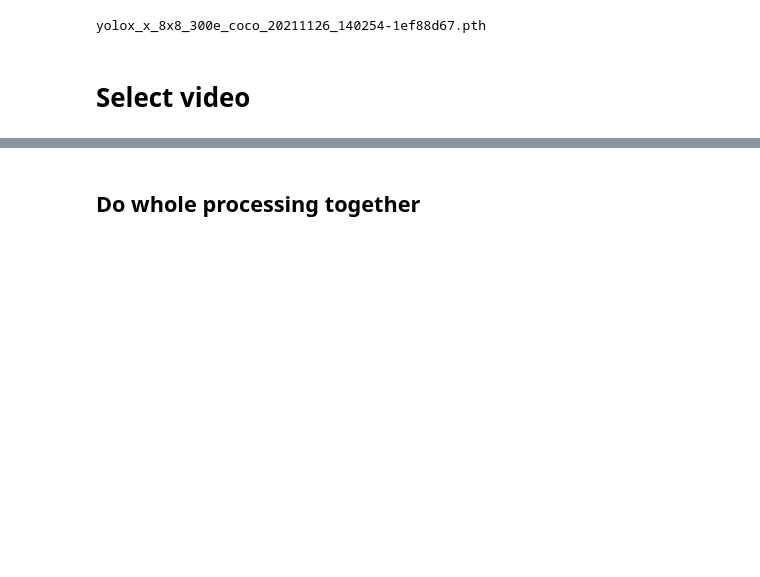
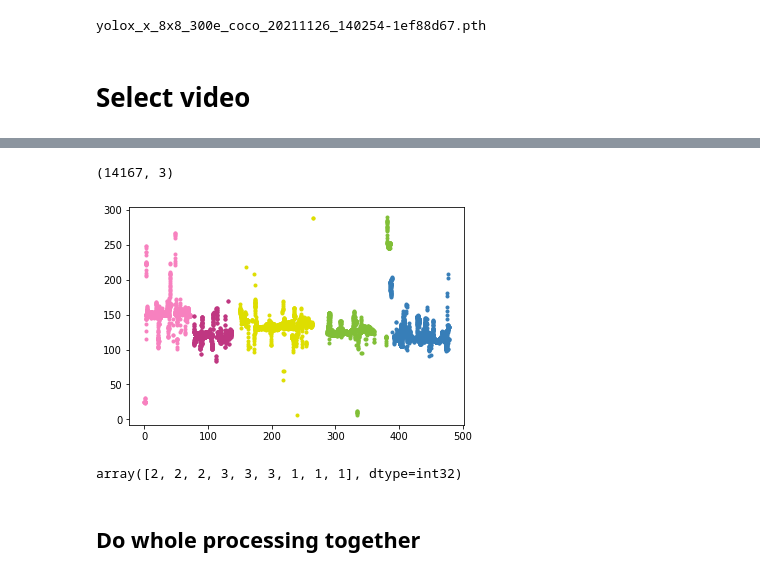
Before and after one commit to mjirik/surgeryanalyser, a Jupyter notebook: piglegcv/debug_stitch_split.ipynb, the cells around one changed output, grey strips where cells are left out. Drawn from its saved outputs; the diff is of its cells as text; code cells hidden in the pictures; blank space fills up the shorter version.

```diff
--- a/piglegcv/debug_stitch_split.ipynb
+++ b/piglegcv/debug_stitch_split.ipynb
@@ -103,0 +159,34 @@ pigleg_cv.find_stitch_ends_in_tracks(outputdir,n_clusters=n_stitches, plot_clust
+# %%
+from sklearn.cluster import SpectralClustering
+weight_of_later = 0.5
+# time =  np.asarray(list(range(X.shape[0]))).reshape(-1,1)
+# time =  np.asarray(data["frame_ids"][tool_index]).reshape(-1,1) / metadata["fps"]
+
+# X = np.concatenate([X, time], axis=1)
+# X = X * axis_normalization
+
+# bandwidth = estimate_bandwidth(X, quantile=0.2, n_samples=500)
+# ms = MeanShift(bandwidth=bandwidth, bin_seeding=True)
+# ms = SpectralClustering(n_clusters=n_clusters)
+ms = KMeans(n_clusters=n_clusters)
+# ms = DBSCAN()
+# ms = SpectralClustering()
+# ms = SpectralClustering(3, affinity='precomputed', n_init=100,
+#                       assign_labels='discretize')
+# ms = GaussianMixture()
+ms.fit(X)
+labels = ms.labels_
+# labels = ms.predict(X)
+cluster_centers = ms.cluster_centers_
+
+prev = labels[0]
+splits_s = []
+splits_frames = []
+for frame_i, label in enumerate(labels):
+    if label != prev:
+        time = ((1 - weight_of_later) * X[frame_i - 1, time_axis]) + (
+            weight_of_later * X[frame_i, time_axis]
+        )
+        splits_s.append(time)
+        splits_frames.append(int(time * float(metadata["fps"])))
+    prev = label
@@ -104,3 +235,24 @@ pigleg_cv.find_stitch_ends_in_tracks(outputdir,n_clusters=n_stitches, plot_clust
+# %%
+X.shape
+# %% [output]
+(14167, 3)
+# %%
+
+
+
+
+labels1 = smooth_in_1D(X, time_axis)
+
+for k, col in zip(range(n_clusters_), colors):
+    my_members = labels1 == k
+    # cluster_center = cluster_centers[k]
+    plt.plot(X[my_members, ax0], X[my_members, ax1], markers_x[k], color=col)
+# %% [output]
+[figure, added]
+# %%
+clf.predict(np.asarray([1,2,3,300,299,298, 450,451,455]).reshape(-1,1))
+# %% [output]
+array([2, 2, 2, 3, 3, 3, 1, 1, 1], dtype=int32)
 # %% [markdown]
 ## Do whole processing together
 # %%
```
Also changed, not shown: parts of 7 cells of this notebook, 1 other file.
